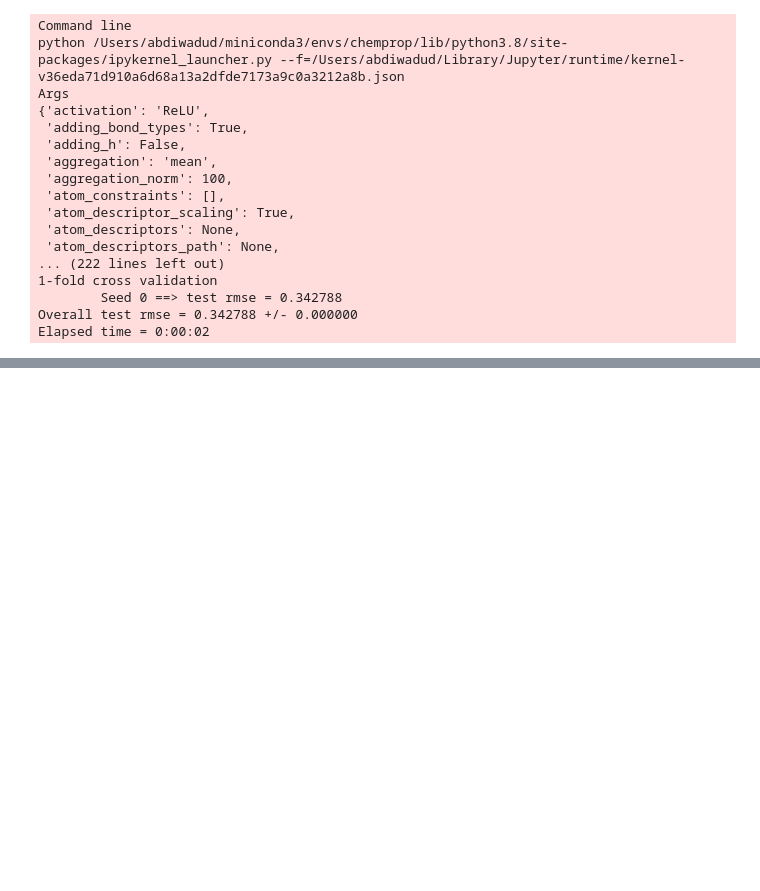
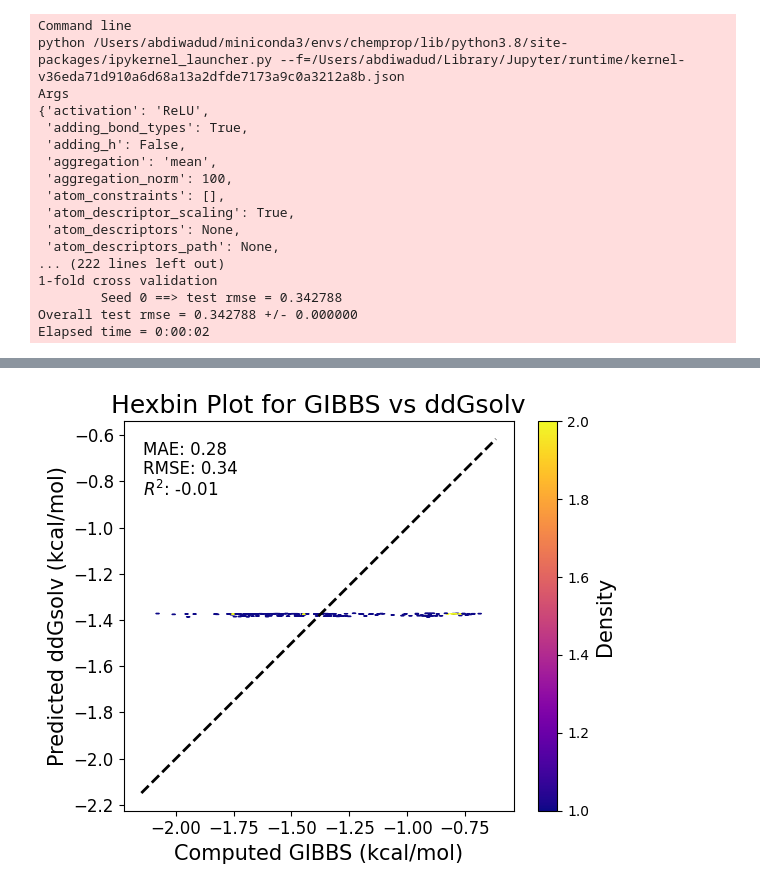
Before and after one commit to HQueue14/chemprop, a Jupyter notebook: ML_model_files/file_predicting_ddGsolv_ddHsolv_using_ML.ipynb, the cells around one changed output, grey strips where cells are left out. Saved outputs shown, nothing was run; the diff lists cells and outputs as text; code cells hidden in the pictures; blank space fills up the shorter version.

```diff
--- a/ML_model_files/file_predicting_ddGsolv_ddHsolv_using_ML.ipynb
+++ b/ML_model_files/file_predicting_ddGsolv_ddHsolv_using_ML.ipynb
@@ -1402,0 +1546,7 @@ preds = chemprop.train.make_predictions(args=args)
+# %%
+df_data = pd.read_csv('menschutkin_final.csv')
+df_pred = pd.read_csv('pred_results_men_new.csv')
+
+single_parity_plot(df_data, df_pred)
+# %% [output]
+[figure, added]
```
Also changed, not shown: parts of 7 cells of this notebook, 28 other files.
